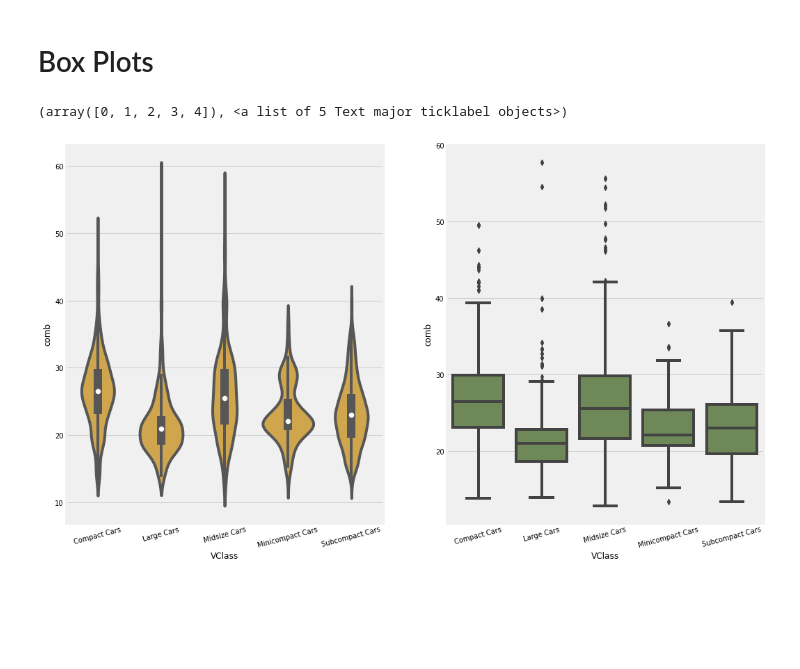
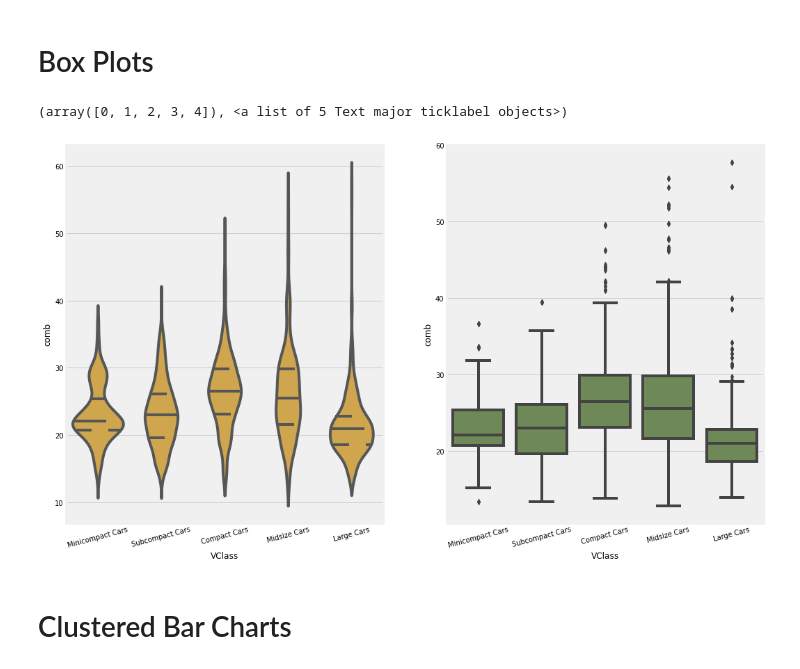
Before and after one commit to dajebbar/AIPND, a Jupyter notebook: Matplotlib_and_Seaborn.ipynb, the cells around one changed output. Saved outputs shown, nothing was run; the diff lists cells and outputs as text; code cells hidden in the pictures; blank space fills up the shorter version.

Commit message:
Clustered Bar Charts

```diff
--- a/Matplotlib_and_Seaborn.ipynb
+++ b/Matplotlib_and_Seaborn.ipynb
@@ -642,19 +642,25 @@ plt.xticks(rotation=15)
 [figure]
 # %% [markdown]
 # Box Plots
+# %%
+sedan_classes = ['Minicompact Cars', 'Subcompact Cars', 'Compact Cars', 'Midsize Cars', 'Large Cars']
+vclasses = pd.api.types.CategoricalDtype(ordered = True, categories = sedan_classes)
+fuel_econ['VClass'] = fuel_econ['VClass'].astype(vclasses)
 # %%
 plt.figure(figsize=(16,10))
 
 plt.subplot(1,2,1)
 sns.violinplot(data=fuel_econ, x='VClass', y='comb',
-               color= base_color);
+               color= base_color, inner='quartile');
 plt.xticks(rotation=15)
 
 plt.subplot(1,2,2)
 base_color = sns.color_palette()[3]
 sns.boxplot(data=fuel_econ, x='VClass', y='comb',
                color= base_color)
 plt.xticks(rotation=15)
 # %% [output]
 (array([0, 1, 2, 3, 4]), <a list of 5 Text major ticklabel objects>)
-[figure, old version]
+[figure, new version]
+# %% [markdown]
+# Clustered Bar Charts
```
Also changed, not shown: parts of 10 cells of this notebook.
